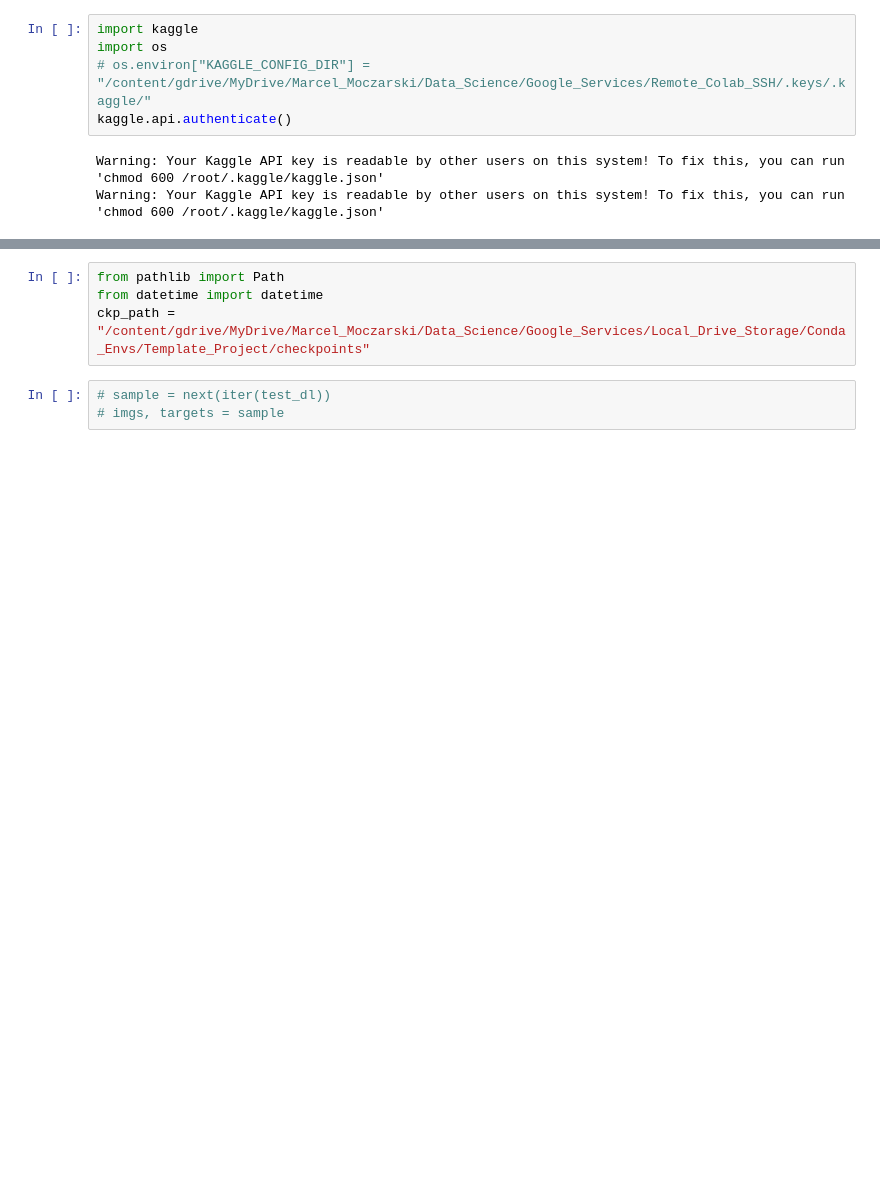
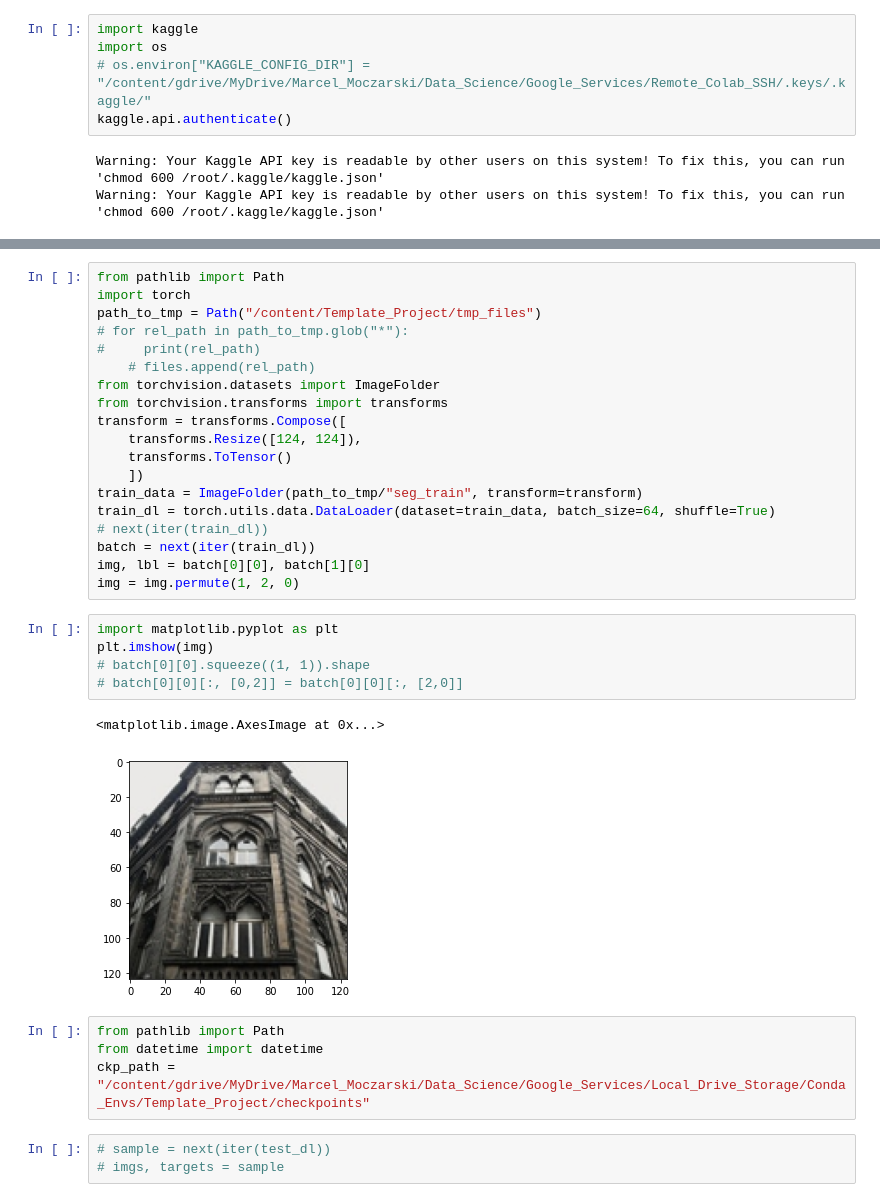
Before and after one commit to MarcelMoczarski/Template_Project, a Jupyter notebook: examples/test.ipynb, the cells around one changed output, grey strips where cells are left out. Saved outputs shown, nothing was run; the diff lists cells and outputs as text; blank space fills up the shorter version.

```diff
--- a/examples/test.ipynb
+++ b/examples/test.ipynb
@@ -45,3 +41,30 @@ torch.Size([64, 28, 28])
+# %%
+from pathlib import Path
+import torch
+path_to_tmp = Path("/content/Template_Project/tmp_files")
+# for rel_path in path_to_tmp.glob("*"):
+#     print(rel_path)
+    # files.append(rel_path)
+from torchvision.datasets import ImageFolder
+from torchvision.transforms import transforms
+transform = transforms.Compose([
+    transforms.Resize([124, 124]),
+    transforms.ToTensor()
+    ])
+train_data = ImageFolder(path_to_tmp/"seg_train", transform=transform)
+train_dl = torch.utils.data.DataLoader(dataset=train_data, batch_size=64, shuffle=True)
+# next(iter(train_dl))
+batch = next(iter(train_dl))
+img, lbl = batch[0][0], batch[1][0]
+img = img.permute(1, 2, 0)
+# %%
+import matplotlib.pyplot as plt
+plt.imshow(img)
+# batch[0][0].squeeze((1, 1)).shape
+# batch[0][0][:, [0,2]] = batch[0][0][:, [2,0]]
+# %% [output]
+<matplotlib.image.AxesImage at 0x...>
+[figure, added]
 # %%
 from pathlib import Path
 from datetime import datetime
```
Also changed, not shown: parts of 1 cell of this notebook, 3 other files.
